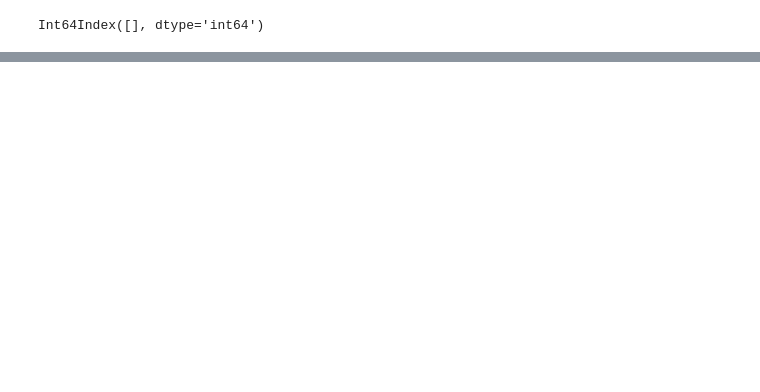
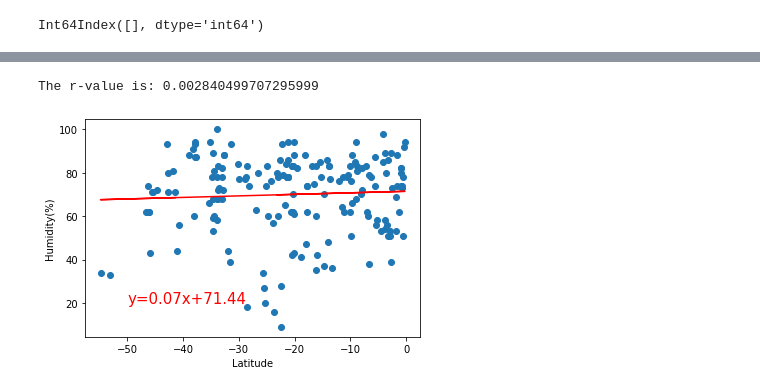
Before and after one commit to rebeccatast/Python-api-Challenge, a Jupyter notebook: WeatherPy/WeatherPy2.ipynb, the cells around one changed output, grey strips where cells are left out. Cells and saved outputs as stored; diff of their text form; code cells hidden in the pictures; blank space fills up the shorter version.

```diff
--- a/WeatherPy/WeatherPy2.ipynb
+++ b/WeatherPy/WeatherPy2.ipynb
@@ -240,0 +286,8 @@ plt.show()
+# %%
+#Regression on Southern Hemisphere vs. Humidity
+x_values = southern_hem_df["Lat"]
+y_values = southern_hem_df["Humidity"]
+plot_linear_regression(x_values, y_values, "Humidity(%)", (-50,20))
+# %% [output]
+The r-value is: 0.002840499707295999
+[figure, added]
```
Also changed, not shown: parts of 23 cells of this notebook.
